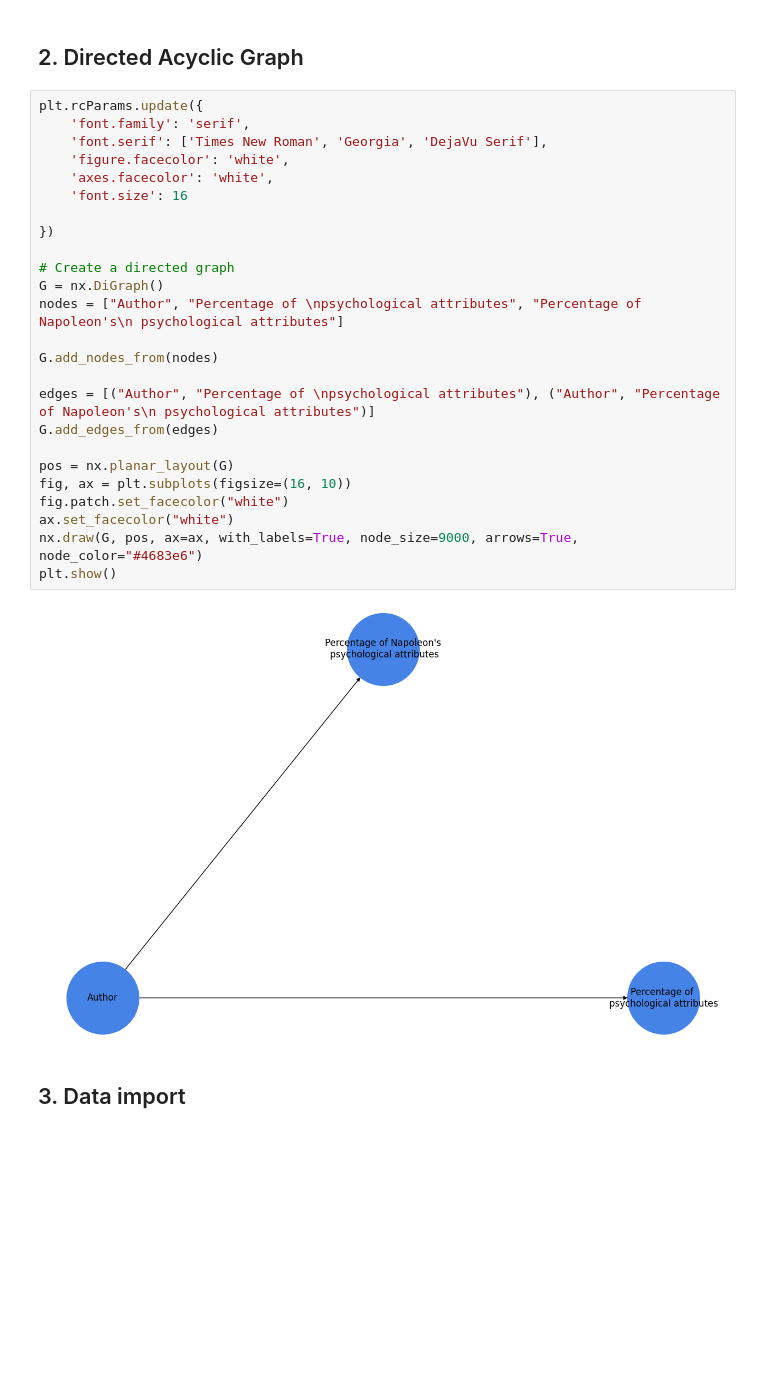
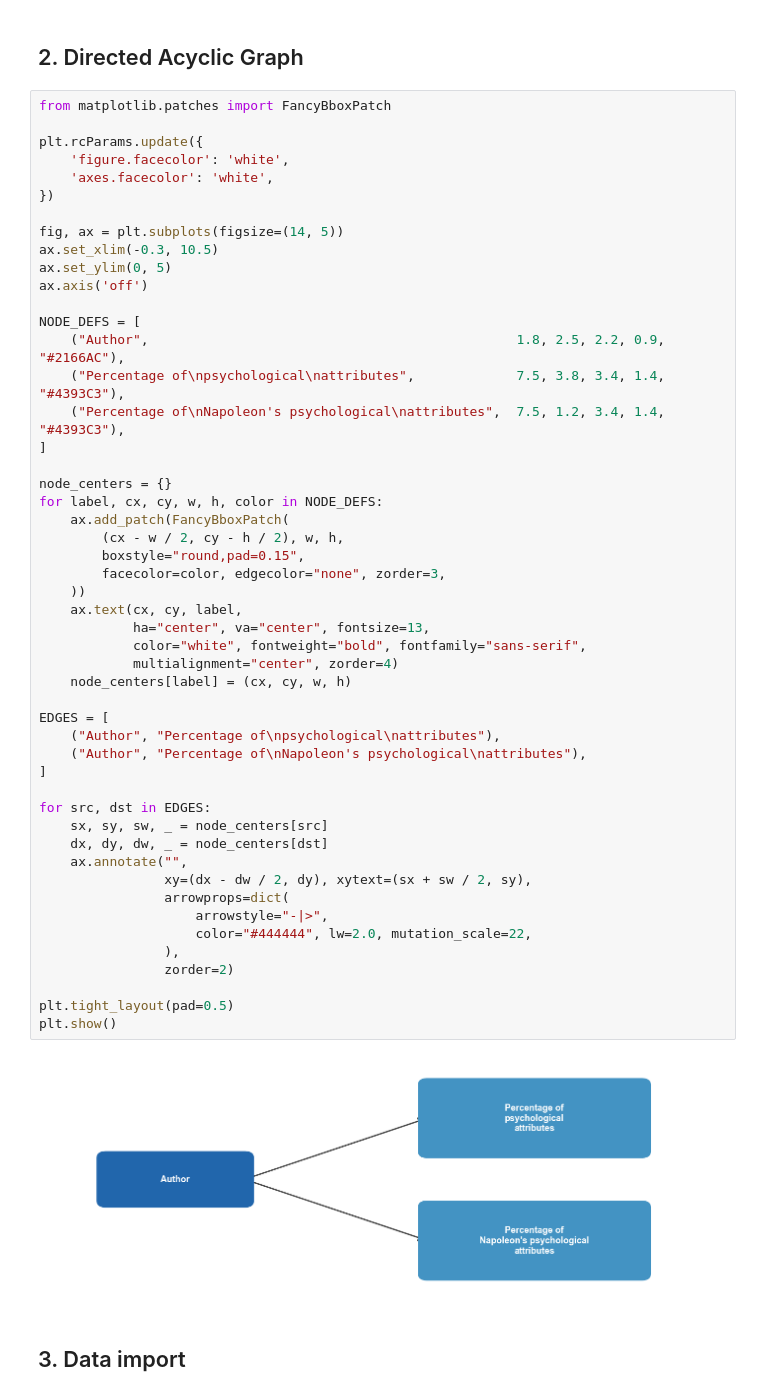
Before and after one commit to easy1Gamer/War_and_Peace_Les_Miserables, a Jupyter notebook: analysis.ipynb, the cells around one changed output. Saved outputs shown, nothing was run; the diff lists cells and outputs as text; blank space fills up the shorter version.

```diff
--- a/analysis.ipynb
+++ b/analysis.ipynb
@@ -19,32 +19,57 @@ import scipy.stats as stats
 # %% [markdown]
 ## 2. Directed Acyclic Graph
 # %%
+from matplotlib.patches import FancyBboxPatch
+
 plt.rcParams.update({
-    'font.family': 'serif',
-    'font.serif': ['Times New Roman', 'Georgia', 'DejaVu Serif'],
     'figure.facecolor': 'white',
     'axes.facecolor': 'white',
-    'font.size': 16
-
 })
 
-# Create a directed graph
-G = nx.DiGraph()
-nodes = ["Author", "Percentage of \npsychological attributes", "Percentage of Napoleon's\n psychological attributes"]
+fig, ax = plt.subplots(figsize=(14, 5))
+ax.set_xlim(-0.3, 10.5)
+ax.set_ylim(0, 5)
+ax.axis('off')
 
-G.add_nodes_from(nodes)
+NODE_DEFS = [
+    ("Author",                                               1.8, 2.5, 2.2, 0.9, "#2166AC"),
+    ("Percentage of\npsychological\nattributes",             7.5, 3.8, 3.4, 1.4, "#4393C3"),
+    ("Percentage of\nNapoleon's psychological\nattributes",  7.5, 1.2, 3.4, 1.4, "#4393C3"),
+]
 
-edges = [("Author", "Percentage of \npsychological attributes"), ("Author", "Percentage of Napoleon's\n psychological attributes")]
-G.add_edges_from(edges)
+node_centers = {}
+for label, cx, cy, w, h, color in NODE_DEFS:
+    ax.add_patch(FancyBboxPatch(
+        (cx - w / 2, cy - h / 2), w, h,
+        boxstyle="round,pad=0.15",
+        facecolor=color, edgecolor="none", zorder=3,
+    ))
+    ax.text(cx, cy, label,
+            ha="center", va="center", fontsize=13,
+            color="white", fontweight="bold", fontfamily="sans-serif",
+            multialignment="center", zorder=4)
+    node_centers[label] = (cx, cy, w, h)
 
-pos = nx.planar_layout(G)
-fig, ax = plt.subplots(figsize=(16, 10))
-fig.patch.set_facecolor("white")
-ax.set_facecolor("white")
-nx.draw(G, pos, ax=ax, with_labels=True, node_size=9000, arrows=True, node_color="#4683e6")
+EDGES = [
+    ("Author", "Percentage of\npsychological\nattributes"),
+    ("Author", "Percentage of\nNapoleon's psychological\nattributes"),
+]
+
+for src, dst in EDGES:
+    sx, sy, sw, _ = node_centers[src]
+    dx, dy, dw, _ = node_centers[dst]
+    ax.annotate("",
+                xy=(dx - dw / 2, dy), xytext=(sx + sw / 2, sy),
+                arrowprops=dict(
+                    arrowstyle="-|>",
+                    color="#444444", lw=2.0, mutation_scale=22,
+                ),
+                zorder=2)
+
+plt.tight_layout(pad=0.5)
 plt.show()
 # %% [output]
-[figure, old version]
+[figure, new version]
 # %% [markdown]
 ## 3. Data import
 # %%
```
Also changed, not shown: parts of 6 cells of this notebook.
